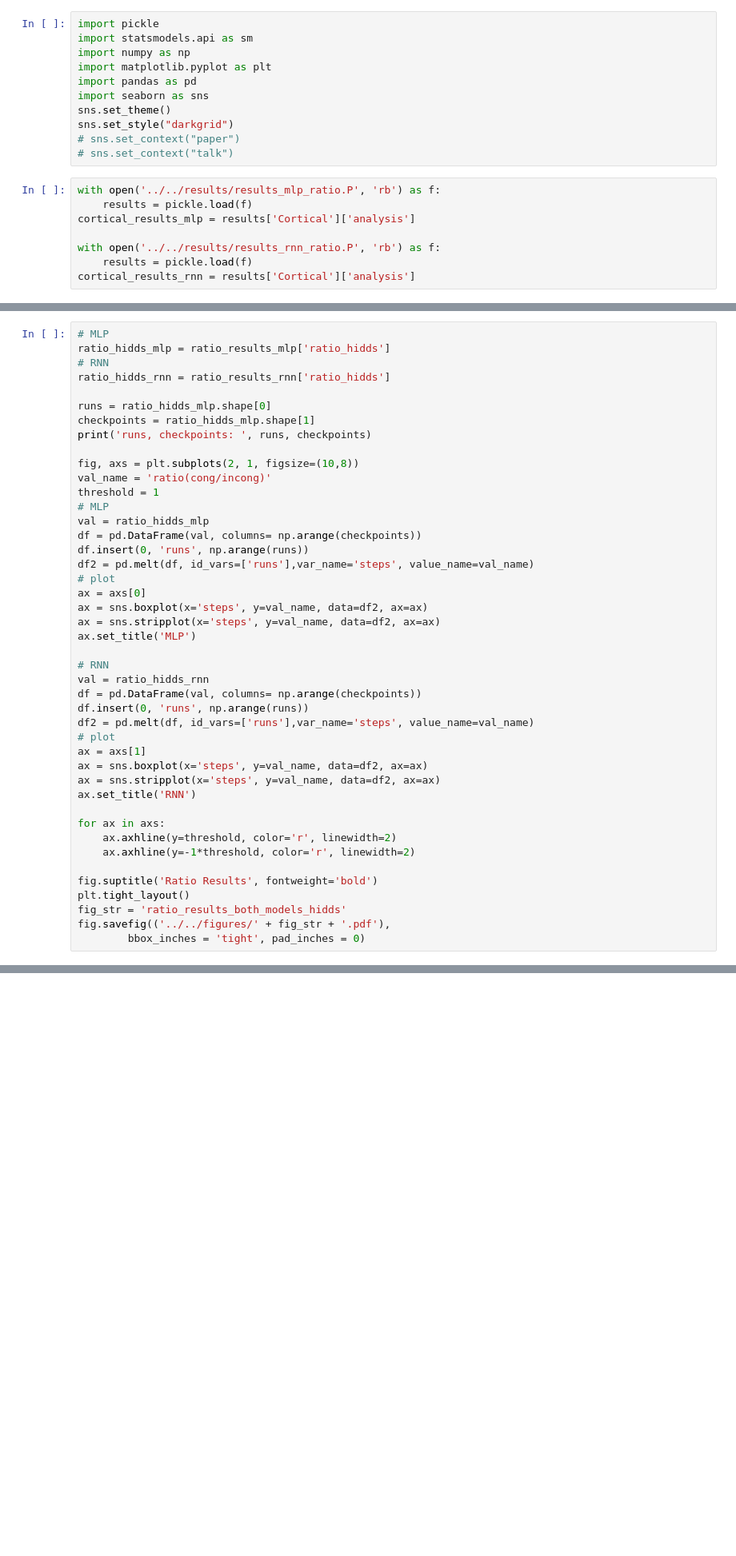
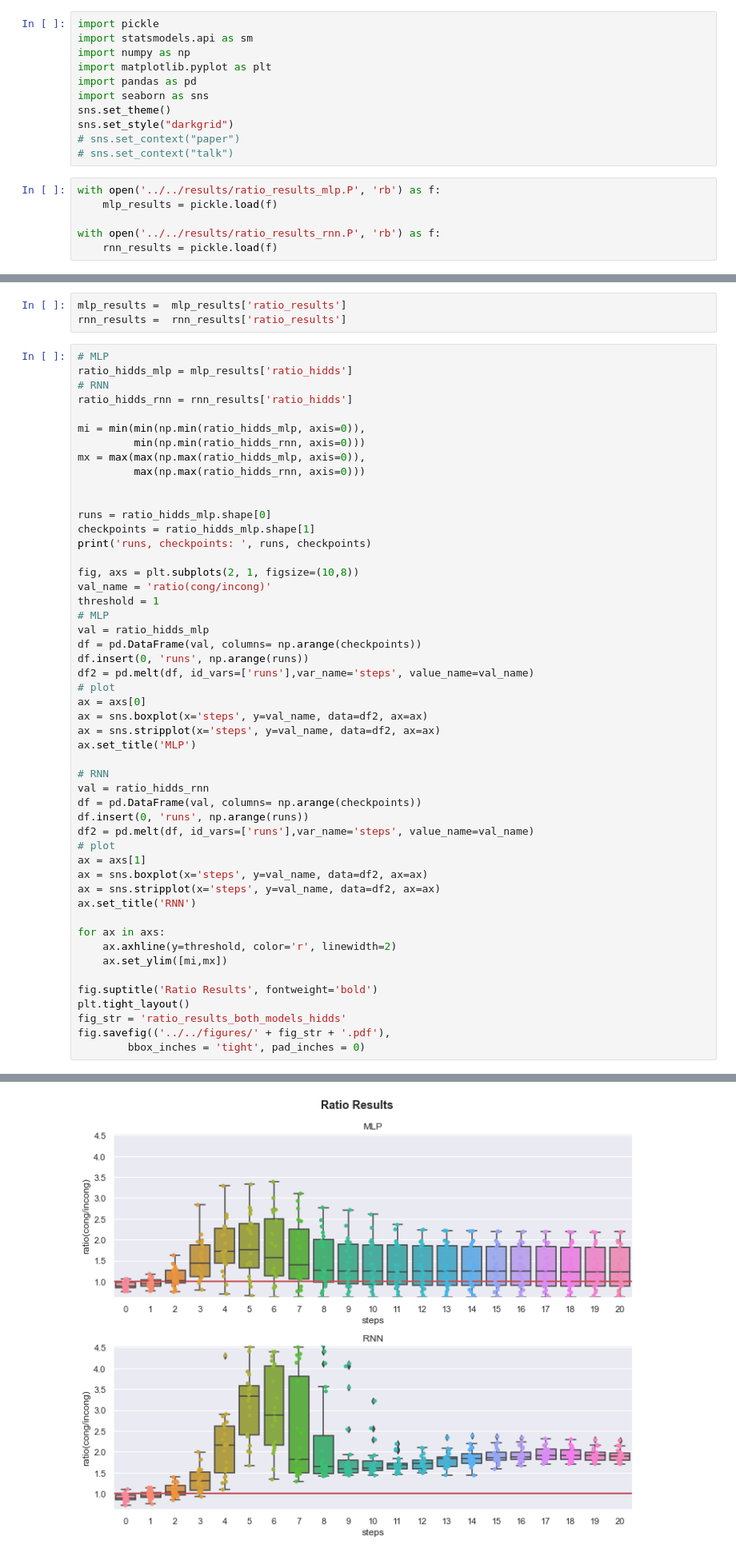
Before and after one commit to MaryZolfaghar/WCSLS, a Jupyter notebook: notebooks/resutls_ratio.ipynb, the cells around one changed output, grey strips where cells are left out. Shown at 80% size. Saved outputs shown, nothing was run; the diff lists cells and outputs as text; blank space fills up the shorter version.

```diff
--- a/notebooks/resutls_ratio.ipynb
+++ b/notebooks/resutls_ratio.ipynb
@@ -10,10 +10,8 @@ sns.set_style("darkgrid")
 # sns.set_context("paper")
 # sns.set_context("talk")
 # %%
-with open('../../results/results_mlp_ratio.P', 'rb') as f:
-    results = pickle.load(f)
-cortical_results_mlp = results['Cortical']['analysis']
+with open('../../results/ratio_results_mlp.P', 'rb') as f:
+    mlp_results = pickle.load(f)
 
-with open('../../results/results_rnn_ratio.P', 'rb') as f:
-    results = pickle.load(f)
-cortical_results_rnn = results['Cortical']['analysis']
+with open('../../results/ratio_results_rnn.P', 'rb') as f:
+    rnn_results = pickle.load(f)
@@ -23,8 +18,17 @@ ratio_results_rnn =  cortical_results_rnn['ratio_results']
+# %%
+mlp_results =  mlp_results['ratio_results']
+rnn_results =  rnn_results['ratio_results']
 # %%
 # MLP
-ratio_hidds_mlp = ratio_results_mlp['ratio_hidds']
+ratio_hidds_mlp = mlp_results['ratio_hidds']
 # RNN
-ratio_hidds_rnn = ratio_results_rnn['ratio_hidds']
+ratio_hidds_rnn = rnn_results['ratio_hidds']
+
+mi = min(min(np.min(ratio_hidds_mlp, axis=0)),
+         min(np.min(ratio_hidds_rnn, axis=0)))
+mx = max(max(np.max(ratio_hidds_mlp, axis=0)),
+         max(np.max(ratio_hidds_rnn, axis=0)))
+
 
 runs = ratio_hidds_mlp.shape[0]
 checkpoints = ratio_hidds_mlp.shape[1]
@@ -57,10 +61,11 @@ ax.set_title('RNN')
 
 for ax in axs:
     ax.axhline(y=threshold, color='r', linewidth=2)
-    ax.axhline(y=-1*threshold, color='r', linewidth=2)
+    ax.set_ylim([mi,mx])
 
 fig.suptitle('Ratio Results', fontweight='bold')
 plt.tight_layout()
 fig_str = 'ratio_results_both_models_hidds'
 fig.savefig(('../../figures/' + fig_str + '.pdf'),
         bbox_inches = 'tight', pad_inches = 0)
+# %% [output]
@@ -66,0 +73 @@ fig.savefig(('../../figures/' + fig_str + '.pdf'),
+[figure, added]
```
Also changed, not shown: parts of 2 cells of this notebook, 22 other files.
